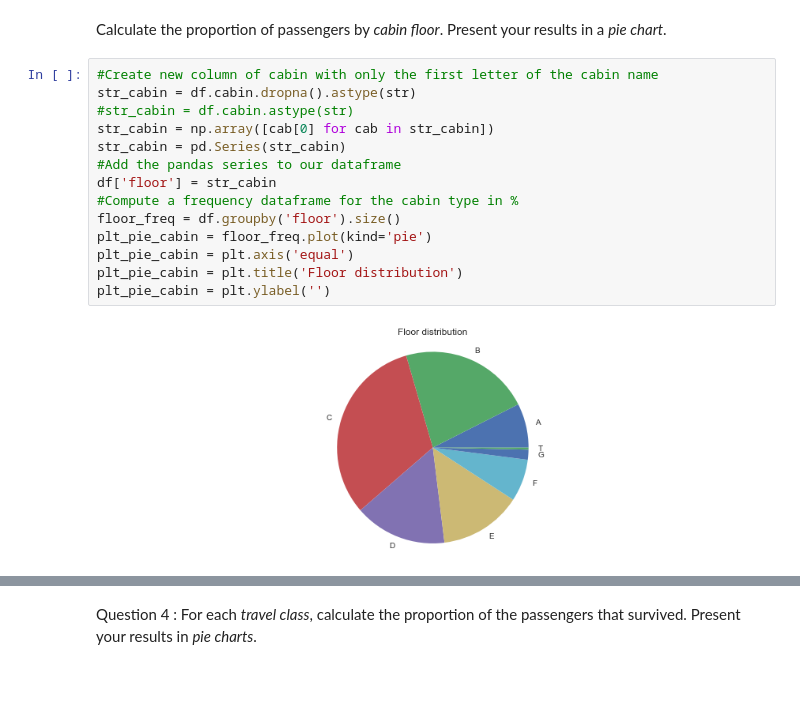
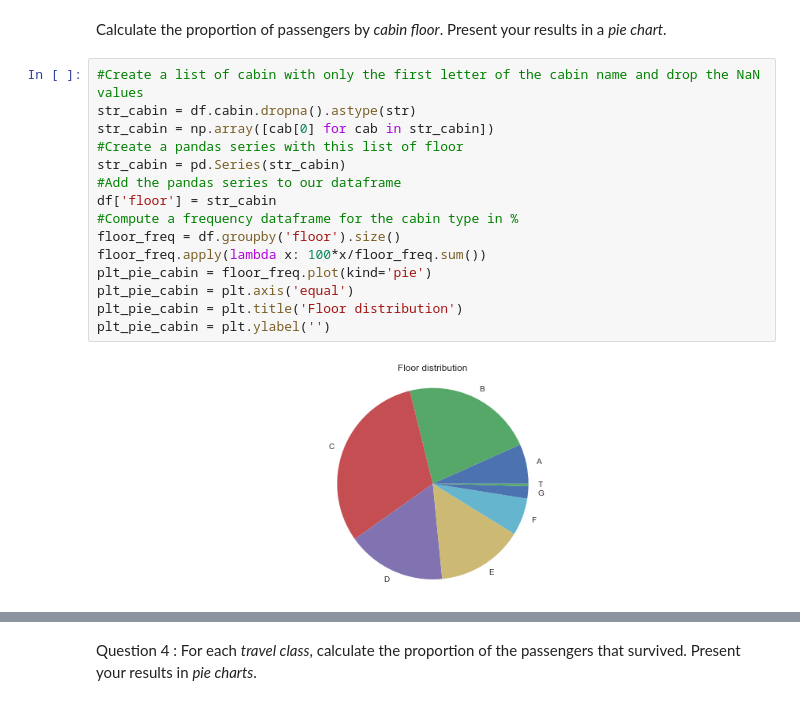
Before and after one commit to SCHValaris/ADA_Homeworks, a Jupyter notebook: Draft_Homework1/Homework1_Clement.ipynb, the cells around one changed output, grey strips where cells are left out. Cells and saved outputs as stored; diff of their text form.

```diff
--- a/Draft_Homework1/Homework1_Clement.ipynb
+++ b/Draft_Homework1/Homework1_Clement.ipynb
@@ -182,18 +199,19 @@ ax5 = plt.ylabel('Count')
 # %% [markdown]
 Calculate the proportion of passengers by *cabin floor*. Present your results in a *pie chart*.
 # %%
-#Create new column of cabin with only the first letter of the cabin name
+#Create a list of cabin with only the first letter of the cabin name and drop the NaN values
 str_cabin = df.cabin.dropna().astype(str)
-#str_cabin = df.cabin.astype(str)
 str_cabin = np.array([cab[0] for cab in str_cabin])
+#Create a pandas series with this list of floor
 str_cabin = pd.Series(str_cabin)
 #Add the pandas series to our dataframe
 df['floor'] = str_cabin
 #Compute a frequency dataframe for the cabin type in %
 floor_freq = df.groupby('floor').size()
+floor_freq.apply(lambda x: 100*x/floor_freq.sum())
 plt_pie_cabin = floor_freq.plot(kind='pie')
 plt_pie_cabin = plt.axis('equal')
 plt_pie_cabin = plt.title('Floor distribution')
 plt_pie_cabin = plt.ylabel('')
 # %% [output]
-[figure, old version]
+[figure, new version]
```
Also changed, not shown: parts of 6 cells of this notebook.
